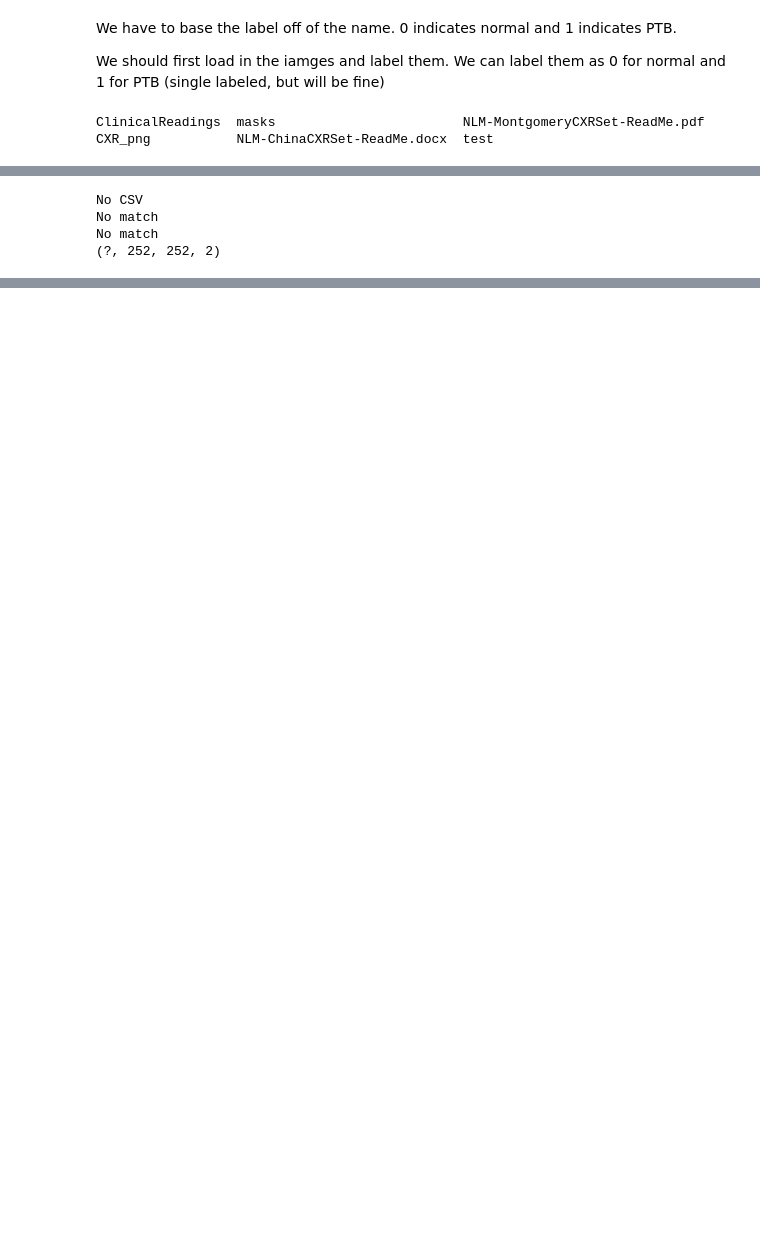
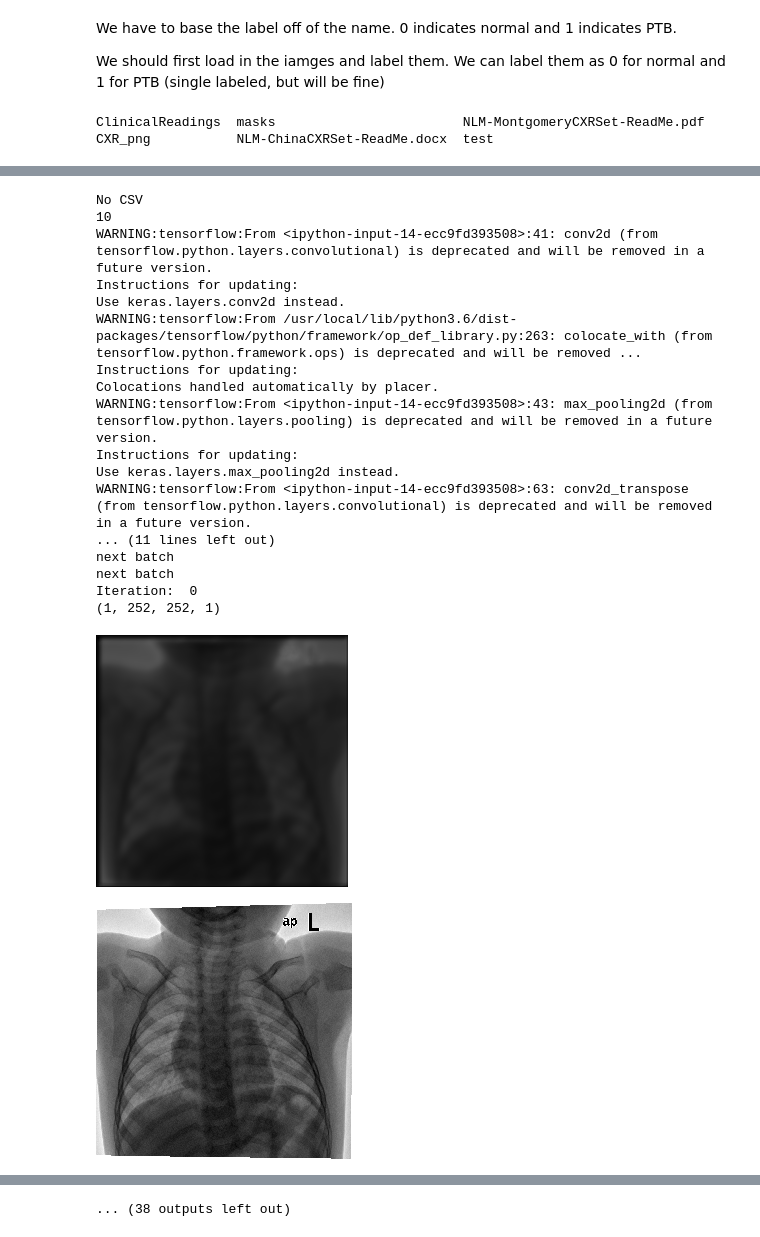
Before and after one commit to wezleysherman/TBI-NN-421, a Jupyter notebook: BSSCSFramework/TBI_Group9_UNET.ipynb, the cells around one changed output, grey strips where cells are left out. Cells and saved outputs as stored; diff of their text form; code cells hidden in the pictures; blank space fills up the shorter version.

```diff
--- a/BSSCSFramework/TBI_Group9_UNET.ipynb
+++ b/BSSCSFramework/TBI_Group9_UNET.ipynb
@@ -447,10 +400,9 @@ class BSSCS_UNET:
     convolution_layer_17 = tf.layers.conv2d(inputs=convolution_up_4, filters=128, kernel_size=[3, 3], strides=1, padding="SAME", activation=tf.nn.relu)
     convolution_layer_18 = tf.layers.conv2d(inputs=convolution_layer_17, filters=64, kernel_size=[3, 3], strides=1, padding="SAME", activation=tf.nn.relu)
     convolution_layer_19 = tf.layers.conv2d(inputs=convolution_layer_18, filters=64, kernel_size=[3, 3], strides=1, padding="SAME", activation=tf.nn.relu)
-    convolution_up_5 = tf.layers.conv2d_transpose(inputs=convolution_layer_19, filters=2, kernel_size=[1, 1], strides=1, padding="SAME")
+    convolution_up_5 = tf.layers.conv2d_transpose(inputs=convolution_layer_19, filters=1, kernel_size=[1, 1], strides=1, padding="SAME")
     print(convolution_up_5.shape)
-    flattened = tf.reshape(convolution_up_5, [-1, 504])
-    return flattened
+    return convolution_up_5 #tf.layers.conv2d(inputs=convolution_up_5, filters=1, kernel_size=[1,1], strides=1, padding="SAME", activation=tf.nn.sigmoid)
 
   def create_regressor(self, input):
     ''' Handles creating the regressor for the UNET classification
@@ -483,7 +435,7 @@ class BSSCS_UNET:
     return tf.nn.softmax_cross_entropy_with_logits_v2(logits=input, labels=labels)
 
   def create_unet_loss(self, input_est, input_mask):
-    return tf.reduce_mean(tf.square(input_est - input_mask))
+    return tf.reduce_mean(tf.square(input_est - input_mask))#tf.losses.softmax_cross_entropy(input_mask, input_est)
 
   def create_optimizer(self, input_est, input_mask):
     '''
@@ -498,7 +450,7 @@ class BSSCS_UNET:
     ''' Handles training a UNET based off the data fed to it
     '''
 
-
+    print(self.batch_size)
     # This is where I would put my loss and optimization functions -..
     # ..
     # ..
@@ -511,11 +463,10 @@ class BSSCS_UNET:
     # The regressor will contain the loss function we are optimizing to.
     input_ph = tf.placeholder(tf.float32, shape=[None, 256, 256, 1]) # Placeholder vals were given by paper in initial layer -- these numbers were referenced from the paper.
     conv_input = self.generate_unet_arch(input_ph)
-    classifier = self.create_regressor(conv_input)
     labels_placeholder = tf.placeholder(tf.float32, shape=self.labels_shape)
-    mask_placeholder = tf.placeholder(tf.float32, shape=[None, 256, 256, 1])
-    optimizer = self.create_optimizer(classifier, mask_placeholder)
-    loss = self.create_unet_loss(classifier, mask_placeholder)
+    mask_placeholder = tf.placeholder(tf.float32, shape=[None, 252, 252, 1])
+    optimizer = self.create_optimizer(conv_input, mask_placeholder)
+    loss = self.create_unet_loss(conv_input, mask_placeholder)
 
     unet_save = tf.train.Saver()
 
@@ -523,18 +474,23 @@ class BSSCS_UNET:
       tf.global_variables_initializer().run()
       for iteration in range(0, self.iterations): # counts for epochs -- or how many times we go through our data
         for batch in range(0, self.batch_size):
-          batch_data = self.data_class.get_batch_from_dir()
-          y_b, X_b = batch_data[0][0], batch_data[0][1]
+          y_b, X_b, _ = self.data_class.get_batch_from_dir()
           #print("X shape: ", X_b)
           #print("Y shape: ", y_b)
-          session.run(optimizer, feed_dict={input_ph:X_b, labels_placeholder:y_b})
-        if iteration % 10 == 0:
+          print("next batch")
+          session.run(optimizer, feed_dict={input_ph:X_b, mask_placeholder:y_b})
+        if iteration % 2 == 0:
           print("Iteration: ", iteration)
-          it_loss = session.run(loss, feed_dict={input_ph:X_b, labels_placeholder:y_b})
-          labels = session.run(classifier, feed_dict={input_ph: X_b})
-          print(self.save_graph(unet_save, session, "output"))
-          print("Predicted labels: ", labels)
-          print("Labels actual: ", y_b)
+          it_loss = session.run(loss, feed_dict={input_ph:X_b, mask_placeholder:y_b})
+          lungs = session.run(conv_input, feed_dict={input_ph: X_b})
+          print(lungs.shape)
+          display(PIL.Image.fromarray((np.array(lungs[0])*255).reshape(252, 252)).convert("RGB"))
+          display(PIL.Image.fromarray(np.array(X_b[0], dtype=np.uint8).reshape(256, 256)).convert("RGB"))
+          display(PIL.Image.fromarray((np.array(y_b[0], dtype=np.uint8)*255).reshape(252, 252)).convert("RGB"))
+          #labels = session.run(classifier, feed_dict={input_ph: X_b})
+          #print(self.save_graph(unet_save, session, "output"))
+          #print("Predicted labels: ", labels)
+          #print("Labels actual: ", y_b)
           # Evaluate mse loss here and print the value
           print("Passed 100 iterations with mse: ", it_loss)
 
@@ -615,14 +570,32 @@ kaggle.json  sample_submission.csv  train.csv
 # %%
+import cv2
+from IPython.display import display
+import PIL
 
 def test_unet_training(image_path, csv_path, batch_size, iterations):
   unet_data = UNET_DATA(label_classes=None, images_path="data_train/Lung Segmentation")
   unet_data.data_dictionary = unet_data.fetch_images_and_masks_from_dir("masks", "ClinicalReadings", "CXR_png")
   unet = BSSCS_UNET(iterations, batch_size, unet_data, labels_shape=[None, 28])
   unet.train_unet()
 
-test_unet_training(image_path="data_train", csv_path="train.csv", batch_size=10, iterations=31)
+test_unet_training(image_path="data_train", csv_path="train.csv", batch_size=10, iterations=3100)
 # %% [output]
 No CSV
-No match
-No match
-(?, 252, 252, 2)
+10
+WARNING:tensorflow:From <ipython-input-14-ecc9fd393508>:41: conv2d (from tensorflow.python.layers.convolutional) is deprecated and will be removed in a future version.
+Instructions for updating:
+Use keras.layers.conv2d instead.
+WARNING:tensorflow:From /usr/local/lib/python3.6/dist-packages/tensorflow/python/framework/op_def_library.py:263: colocate_with (from tensorflow.python.framework.ops) is deprecated and will be removed ...
+Instructions for updating:
+Colocations handled automatically by placer.
+WARNING:tensorflow:From <ipython-input-14-ecc9fd393508>:43: max_pooling2d (from tensorflow.python.layers.pooling) is deprecated and will be removed in a future version.
+Instructions for updating:
+Use keras.layers.max_pooling2d instead.
+WARNING:tensorflow:From <ipython-input-14-ecc9fd393508>:63: conv2d_transpose (from tensorflow.python.layers.convolutional) is deprecated and will be removed in a future version.
+... (11 lines left out)
+next batch
+next batch
+Iteration:  0
+(1, 252, 252, 1)
+[figure, added]
+[figure, added]
@@ -630,2 +643,3 @@ ValueError: ignored
+... (38 outputs left out)
 # %%
 !tensorboard --logdir='/'
```
Also changed, not shown: parts of 9 cells of this notebook.
